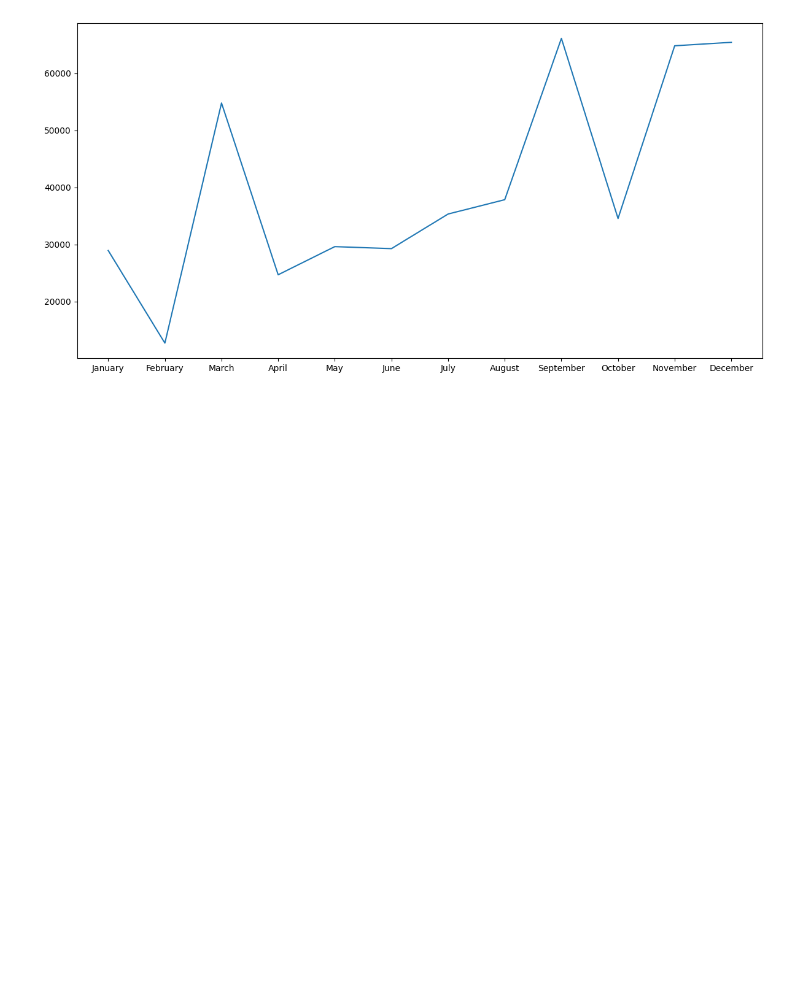
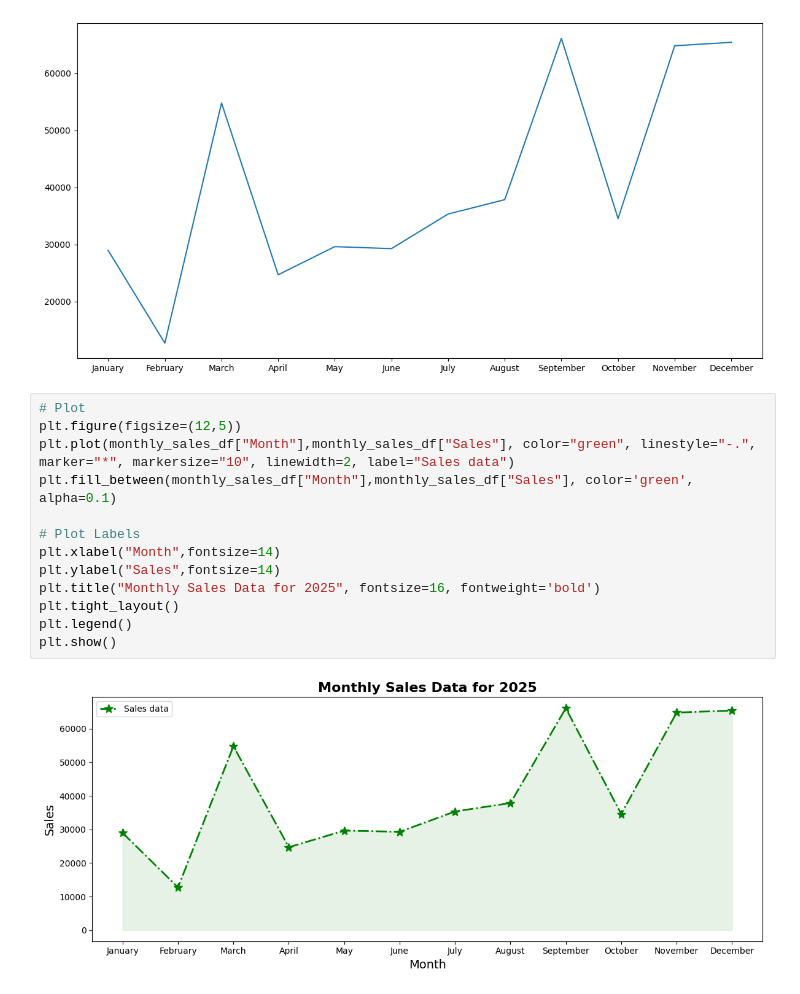
Before and after one commit to mr-prince-yadav/OJT-AI, a Jupyter notebook: prac.ipynb, the cells around one changed output. Saved outputs shown, nothing was run; the diff lists cells and outputs as text; blank space fills up the shorter version.

```diff
--- a/prac.ipynb
+++ b/prac.ipynb
@@ -339,3 +339,18 @@ plt.plot(monthly_sales_df["Month"],monthly_sales_df["Sales"])
 plt.tight_layout()
 # %% [output]
 [figure]
+# %%
+# Plot
+plt.figure(figsize=(12,5))
+plt.plot(monthly_sales_df["Month"],monthly_sales_df["Sales"], color="green", linestyle="-.", marker="*", markersize="10", linewidth=2, label="Sales data")
+plt.fill_between(monthly_sales_df["Month"],monthly_sales_df["Sales"], color='green', alpha=0.1)
+
+# Plot Labels
+plt.xlabel("Month",fontsize=14)
+plt.ylabel("Sales",fontsize=14)
+plt.title("Monthly Sales Data for 2025", fontsize=16, fontweight='bold')
+plt.tight_layout()
+plt.legend()
+plt.show()
+# %% [output]
+[figure, added]
```
Also changed, not shown: parts of 1 cell of this notebook, 1 other file.
